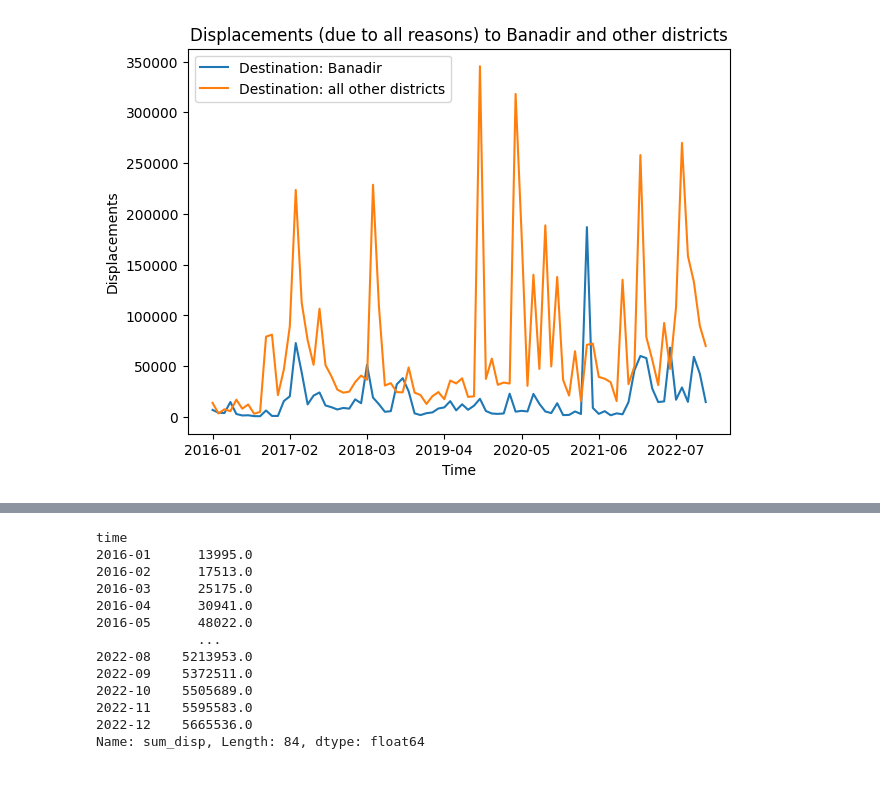
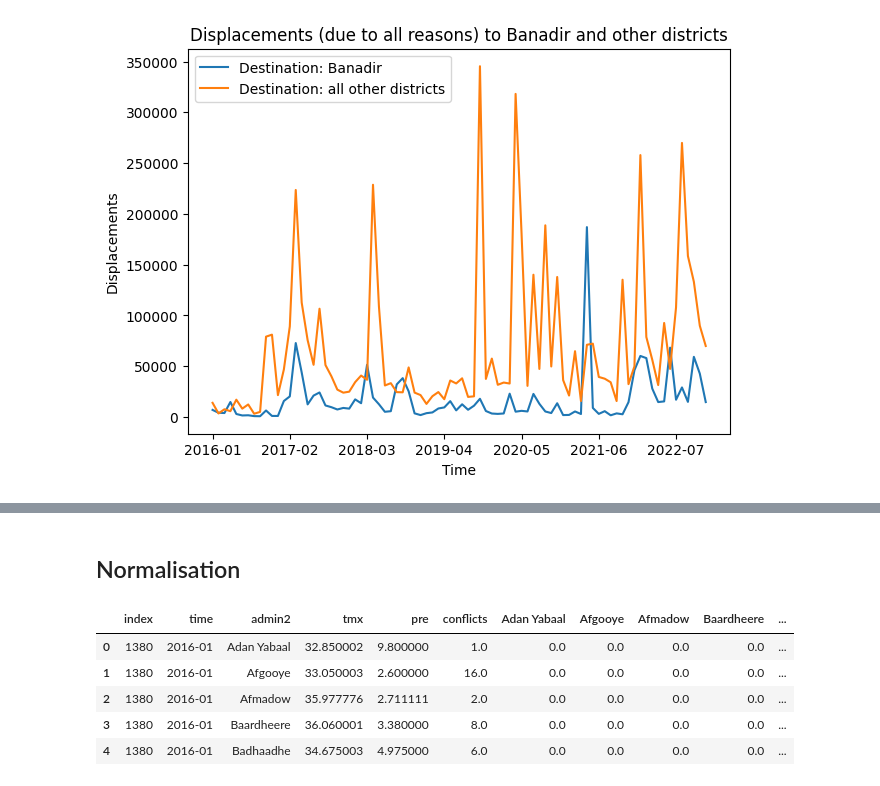
Before and after one commit to saraghivarello/Climate-and-conflict, a Jupyter notebook: Admin2/Merged log.ipynb, the cells around one changed output, grey strips where cells are left out. Cells and saved outputs as stored; diff of their text form; code cells hidden in the pictures.

```diff
--- a/Admin2/Merged log.ipynb
+++ b/Admin2/Merged log.ipynb
@@ -288 +293,10 @@ disp_data['Number of Individuals'].sum(),temp_pre_c['sum_disp'].sum()
+# %%
+control = pd.read_csv(r"/home/sara/Documenti/GitHub/Climate-and-conflict/Datasets/65fd61409be7ac28c56d5cb2_results.csv")
+control = control[control.columns.drop(list(control.filter(regex='cru')))]
+control['shapeName'].replace({'Baydhaba':'Baidoa','Kismaayo':'Kismayo'}, inplace=True)
+control = control[['gdp_grid.none.mean','gpw_v4_rev11_count.2020.sum','shapeName']]
+control.rename(columns={'gdp_grid.none.mean':'gdp_mean','gpw_v4_rev11_count.2020.sum':'pop_count'}, inplace=True)
+
+
+df_m = pd.merge(temp_pre_c,control,how='left',left_on=['admin2'],right_on=['shapeName'])
 # %%
@@ -365,16 +348,14 @@ Name: sum_disp, Length: 84, dtype: float64
-# %%
-df_no_ban.groupby('time')['sum_disp'].sum().cumsum()
-# %% [output]
-time
-2016-01      13995.0
-2016-02      17513.0
-2016-03      25175.0
-2016-04      30941.0
-2016-05      48022.0
-             ...
-2022-08    5213953.0
-2022-09    5372511.0
-2022-10    5505689.0
-2022-11    5595583.0
-2022-12    5665536.0
-Name: sum_disp, Length: 84, dtype: float64
+# %% [markdown]
+## Normalisation
+# %%
+#print options for the columns
+pd.set_option('display.max_columns', None)
+#pd.set_option('display.max_rows', None)
+df_m.head()
+# %% [output]
+|  | index | time | admin2 | tmx | pre | conflicts | Adan Yabaal | Afgooye | Afmadow | Baardheere | ... |
+| 0 | 1380 | 2016-01 | Adan Yabaal | 32.850002 | 9.800000 | 1.0 | 0.0 | 0.0 | 0.0 | 0.0 | ... |
+| 1 | 1380 | 2016-01 | Afgooye | 33.050003 | 2.600000 | 16.0 | 0.0 | 0.0 | 0.0 | 0.0 | ... |
+| 2 | 1380 | 2016-01 | Afmadow | 35.977776 | 2.711111 | 2.0 | 0.0 | 0.0 | 0.0 | 0.0 | ... |
+| 3 | 1380 | 2016-01 | Baardheere | 36.060001 | 3.380000 | 8.0 | 0.0 | 0.0 | 0.0 | 0.0 | ... |
+| 4 | 1380 | 2016-01 | Badhaadhe | 34.675003 | 4.975000 | 6.0 | 0.0 | 0.0 | 0.0 | 0.0 | ... |
```
Also changed, not shown: parts of 23 cells of this notebook, 25 other files.
